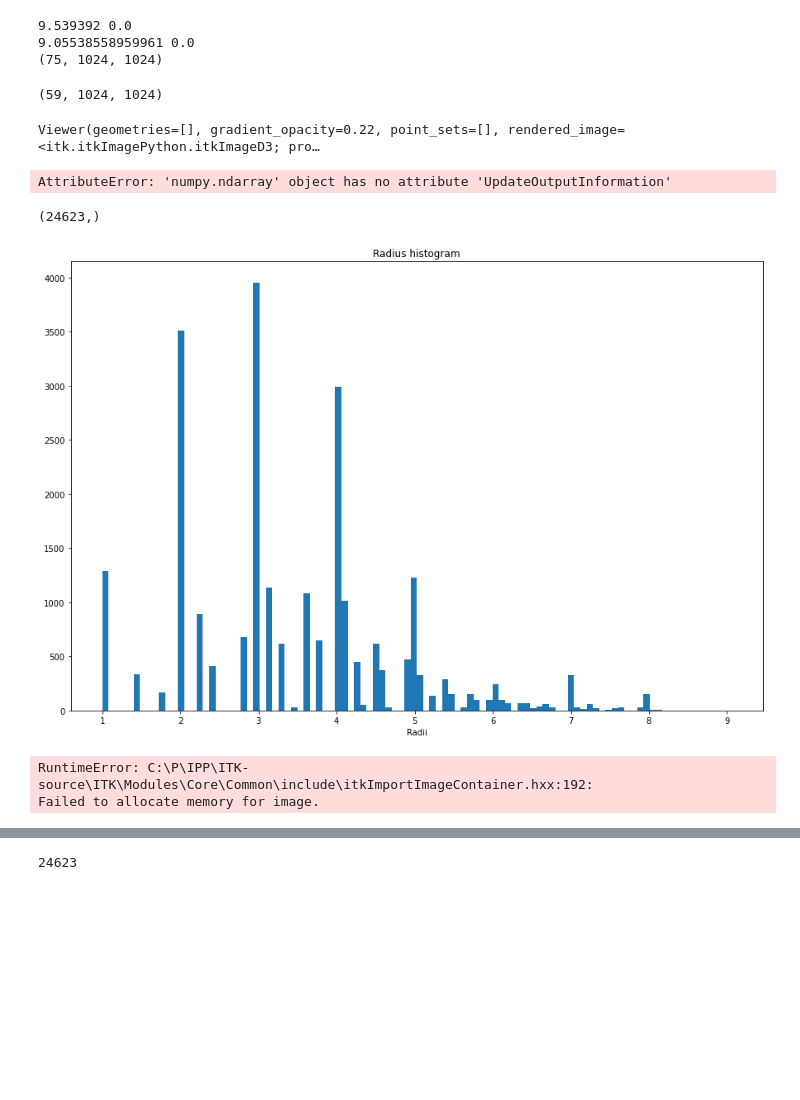
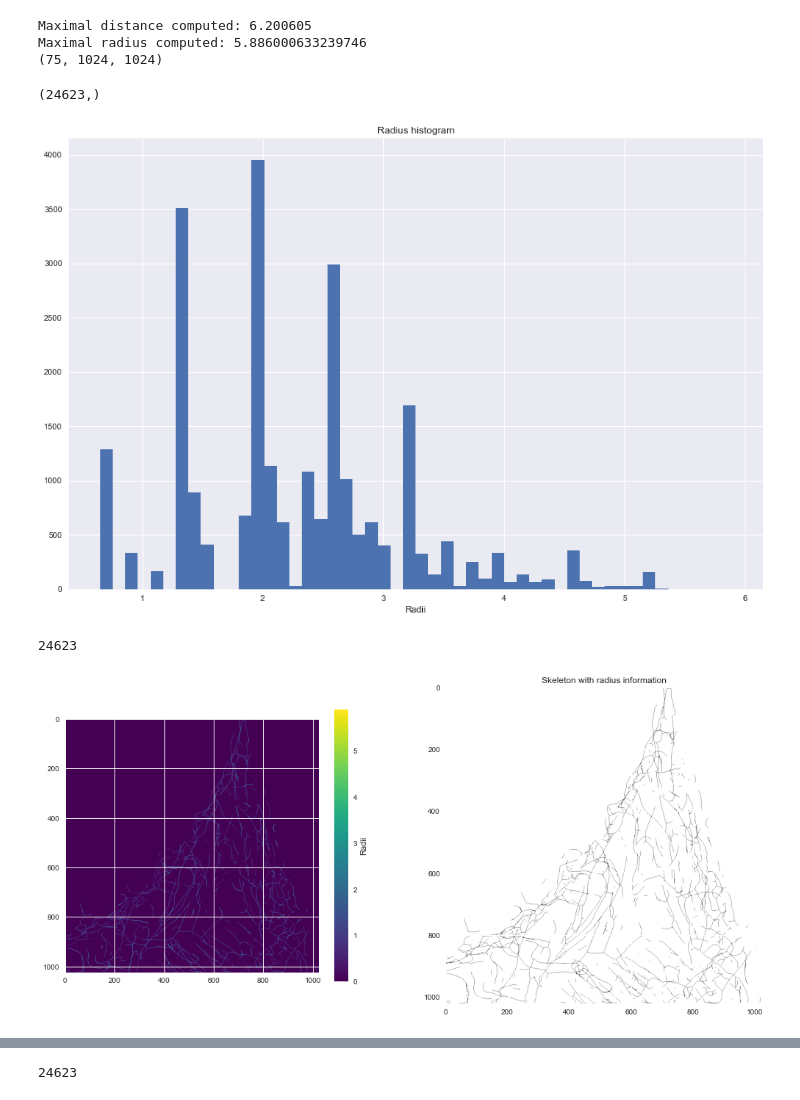
Before and after one commit to Cecile-Castiaux/Master-Thesis, a Jupyter notebook: Analyse variation de diamètre en 3D.ipynb, the cells around one changed output, grey strips where cells are left out. Cells and saved outputs as stored; diff of their text form; code cells hidden in the pictures; blank space fills up the shorter version.

```diff
--- a/Analyse variation de diamètre en 3D.ipynb
+++ b/Analyse variation de diamètre en 3D.ipynb
@@ -51,0 +80,9 @@ Viewer(geometries=[], gradient_opacity=0.22, point_sets=[], rendered_image=<itk.
+# %%
+#Transform Euclidean distance transform into an array
+
+scale = 0.65 #dimensions of x and y in µm (see on Fiji, Image > Properties...)
+
+array_dm = (itk.array_view_from_image(dm_itk))*scale
+
+print('Maximal distance computed:', array_dm.max())
+view(array_dm)
@@ -52,7 +92,8 @@ Viewer(geometries=[], gradient_opacity=0.22, point_sets=[], rendered_image=<itk.
 # %%
-array_dm = itk.array_view_from_image(dm_itk)*0.690534
+#Computation of the radius
+
 print(array_dm.max())
-diam_pix = np.zeros((slices, height, width))
+radius = np.zeros((slices, height, width))
 array_skeleton = itk.array_view_from_image(skeleton_itk)
 print(array_skeleton.shape)
 for y in range(height):
@@ -60,5 +101,5 @@ for y in range(height):
         for z in range(slices):
             skeleton = array_skeleton[z,y,x]
             if skeleton != 0:
-                diam_pix[z,y,x] = array_dm[z,y,x]
+                radius[z,y,x] = array_dm[z,y,x]
 # %% [output]
@@ -77,34 +112,28 @@ NameError: name 'vesselness_filter' is not defined
 # %%
-print(array_dm.max(),array_dm.min())
-print(diam.max(),diam.min())
-print(diam.shape)
+print('Maximal distance computed:', array_dm.max())
+print('Maximal radius computed:', radius.max())
+print(radius.shape)
 # %% [output]
-9.539392 0.0
-9.05538558959961 0.0
+Maximal distance computed: 6.200605
+Maximal radius computed: 5.886000633239746
 (75, 1024, 1024)
 # %%
-diam_255 = diam*(255/array_dm.max())
-print(diam.shape)
-view(diam)
+# diam_255 = diam*(255/array_dm.max())
+# print(diam.shape)
+# view(diam)
-# %% [output]
-(59, 1024, 1024)
-Viewer(geometries=[], gradient_opacity=0.22, point_sets=[], rendered_image=<itk.itkImagePython.itkImageD3; pro…
-# %%
-diam_itk = itk.image_from_array(diam)
-itk.imwrite(diam,  r"D:\Cecile\Results\Dent saine\P09A_VECAD_dent saine_corne\diam.tif")
-# %% [output]
-AttributeError: 'numpy.ndarray' object has no attribute 'UpdateOutputInformation'
 # %%
-diam_list = []
+#Generate a list of the whole radii computed in an excel file
+
+radius_list = []
 for y in range(height):
     for x in range(width):
         for z in range(slices):
-            if diam[z,y,x] != 0:
-                diam_list.append(diam[z,y,x])
-diam_array = np.array(diam_list)
-print(diam_array.shape)
+            if radius[z,y,x] != 0:
+                radius_list.append(radius[z,y,x])
+radius_array = np.array(radius_list)
+print(radius_array.shape)
 
-df = pd.DataFrame(diam_array)
-df.to_excel(excel_writer = r"D:\Cecile\Results\Stade2_ancienmicro\P18-5A-VECAD-corne saine\diam_anal.xlsx")
+df = pd.DataFrame(radius_array)
+df.to_excel(excel_writer = r"E:\Cecile\results\Stade 2\P18-5A cornedroite\radius.xlsx") #Choose a path for the *.xlsx file
 # %% [output]
 (24623,)
@@ -111,9 +146,12 @@ df.to_excel(excel_writer = r"D:\Cecile\Results\Stade2_ancienmicro\P18-5A-VECAD-c
 # %%
 #Histogramme des diamètres
 plt.figure(figsize=(15,10))
-plt.hist(diam_list, 100)
+plt.hist(radius_list, 50)
 plt.title('Radius histogram')
 plt.xlabel("Radii")
 plt.show()
+
+print(len(radius_list))
 # %% [output]
-[figure, old version]
+[figure, new version]
+24623
@@ -120,18 +200,19 @@ plt.show()
 # %%
-diam_itk = itk.image_from_array(diam)
+radius_itk = itk.image_from_array(radius)
 #diam_255_itk = itk.image_from_array(diam_255)
-proj_diam = itk.maximum_projection_image_filter(diam_itk)
+proj_radius = itk.maximum_projection_image_filter(radius_itk)
 
-np_view_diam = itk.array_view_from_image(proj_diam)
+np_view_radius = itk.array_view_from_image(proj_radius)
 #np_view_diam_255 = itk.array_view_from_image(diam_255_itk)
 
-plt.figure(figsize=(15,15))
+plt.figure(figsize=(17,17))
 plt.subplot(1,2,1)
-plt.imshow(np_view_diam)
+plt.imshow(np_view_radius[0], cmap='viridis')
+plt.colorbar(shrink=0.4, label="Radii", orientation="vertical")
 plt.subplot(1,2,2)
-plt.imshow(np_view_skeleton)
+plt.imshow(np_view_skeleton[0])
+plt.title('Skeleton with radius information')
 plt.show()
 # %% [output]
-RuntimeError: C:\P\IPP\ITK-source\ITK\Modules\Core\Common\include\itkImportImageContainer.hxx:192:
-Failed to allocate memory for image.
+[figure, added]
 # %%
```
Also changed, not shown: parts of 42 cells of this notebook.
